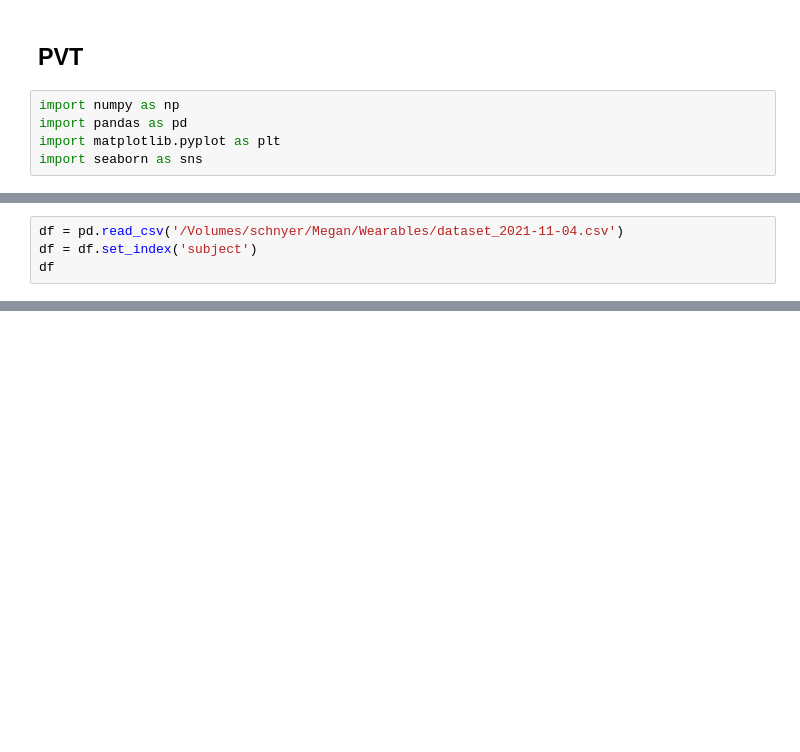
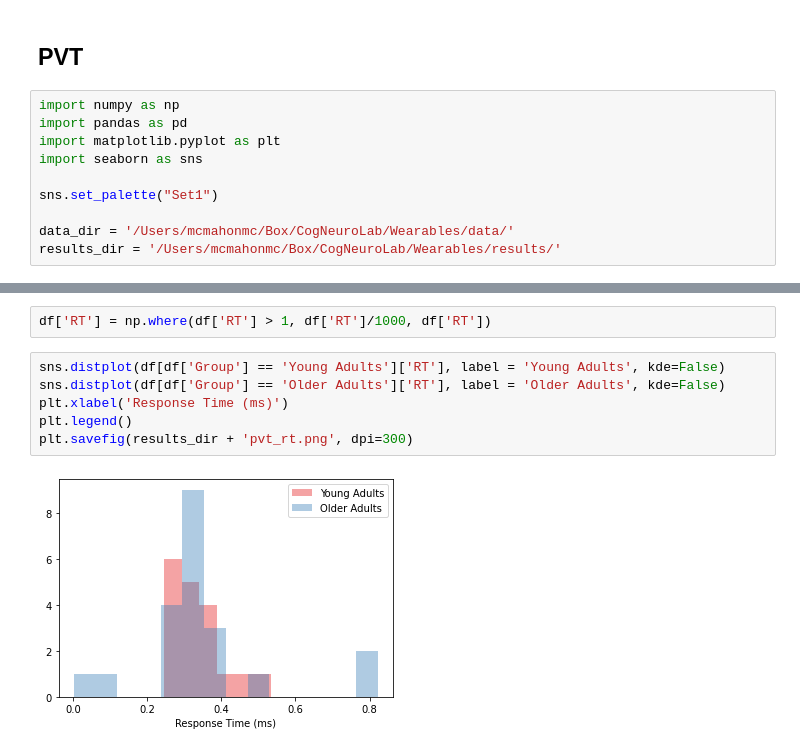
Before and after one commit to UTCogNeuroLab/wearables, a Jupyter notebook: notebooks/PVT analysis.ipynb, the cells around one changed output, grey strips where cells are left out. Cells and saved outputs as stored; diff of their text form; blank space fills up the shorter version.

```diff
--- a/notebooks/PVT analysis.ipynb
+++ b/notebooks/PVT analysis.ipynb
@@ -5,6 +5,11 @@ import numpy as np
 import pandas as pd
 import matplotlib.pyplot as plt
 import seaborn as sns
+
+sns.set_palette("Set1")
+
+data_dir = '/Users/mcmahonmc/Box/CogNeuroLab/Wearables/data/'
+results_dir = '/Users/mcmahonmc/Box/CogNeuroLab/Wearables/results/'
 # %%
 cr = pd.read_csv('/Volumes/schnyer/Megan/Wearables/results/cr_cosinor_df.csv', skiprows=1)
 cr.columns = ['subject', 'actmin_7', 'amp_7', 'alpha_7', 'beta_7', 'phi_7', 'device']
@@ -77,4 +66,0 @@ data_dir = '/Users/mcmahonmc/Box/CogNeuroLab/Wearables/data/'
-# %%
-df = pd.read_csv('/Volumes/schnyer/Megan/Wearables/dataset_2021-11-04.csv')
-df = df.set_index('subject')
-df
@@ -247,0 +77,10 @@ df1.to_csv('/Volumes/schnyer/Megan/Wearables/dataset_2021-11-04.csv')
+# %%
+df['RT'] = np.where(df['RT'] > 1, df['RT']/1000, df['RT'])
+# %%
+sns.distplot(df[df['Group'] == 'Young Adults']['RT'], label = 'Young Adults', kde=False)
+sns.distplot(df[df['Group'] == 'Older Adults']['RT'], label = 'Older Adults', kde=False)
+plt.xlabel('Response Time (ms)')
+plt.legend()
+plt.savefig(results_dir + 'pvt_rt.png', dpi=300)
+# %% [output]
+[figure, added]
```
Also changed, not shown: parts of 26 cells of this notebook.
